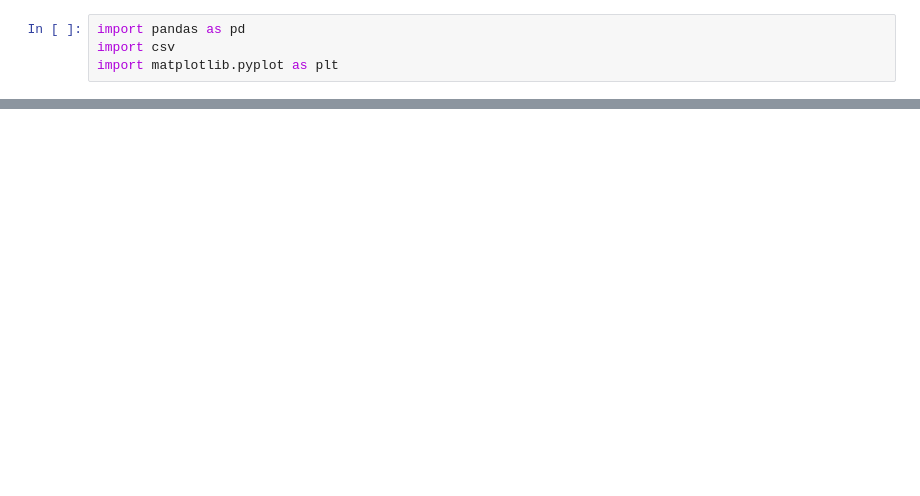
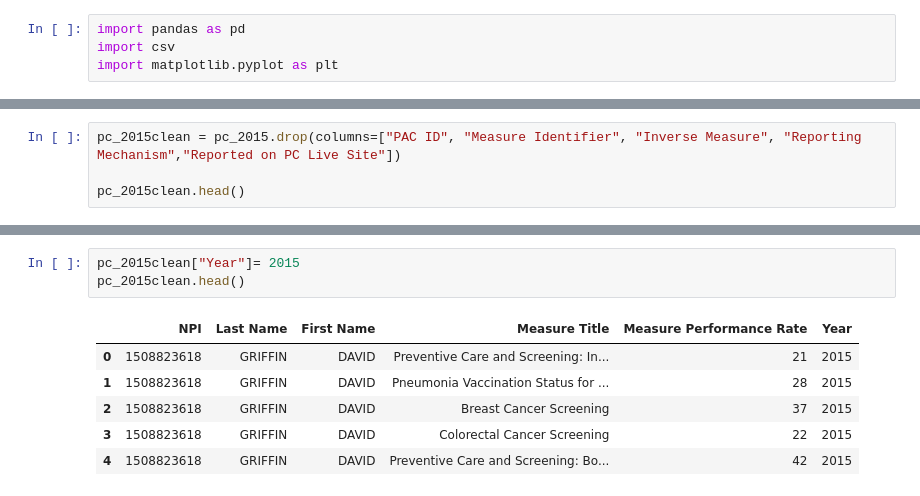
Before and after one commit to MTDahmer/Project1, a Jupyter notebook: notebooks/Omar.ipynb, the cells around one changed output, grey strips where cells are left out. Saved outputs shown, nothing was run; the diff lists cells and outputs as text; blank space fills up the shorter version.

```diff
--- a/notebooks/Omar.ipynb
+++ b/notebooks/Omar.ipynb
@@ -8,0 +20,4 @@ pc_2016 = pd.read_csv(csv1)
+# %%
+pc_2015clean = pc_2015.drop(columns=["PAC ID", "Measure Identifier", "Inverse Measure", "Reporting Mechanism","Reported on PC Live Site"])
+
+pc_2015clean.head()
@@ -9,3 +31,13 @@ pc_2016 = pd.read_csv(csv1)
+# %%
+pc_2015clean["Year"]= 2015
+pc_2015clean.head()
+# %% [output]
+|  | NPI | Last Name | First Name | Measure Title | Measure Performance Rate | Year |
+| 0 | 1508823618 | GRIFFIN | DAVID | Preventive Care and Screening: In... | 21 | 2015 |
+| 1 | 1508823618 | GRIFFIN | DAVID | Pneumonia Vaccination Status for ... | 28 | 2015 |
+| 2 | 1508823618 | GRIFFIN | DAVID | Breast Cancer Screening | 37 | 2015 |
+| 3 | 1508823618 | GRIFFIN | DAVID | Colorectal Cancer Screening | 22 | 2015 |
+| 4 | 1508823618 | GRIFFIN | DAVID | Preventive Care and Screening: Bo... | 42 | 2015 |
 # %%
 pc_2016.head()
 # %% [output]
```
Also changed, not shown: parts of 7 cells of this notebook.
